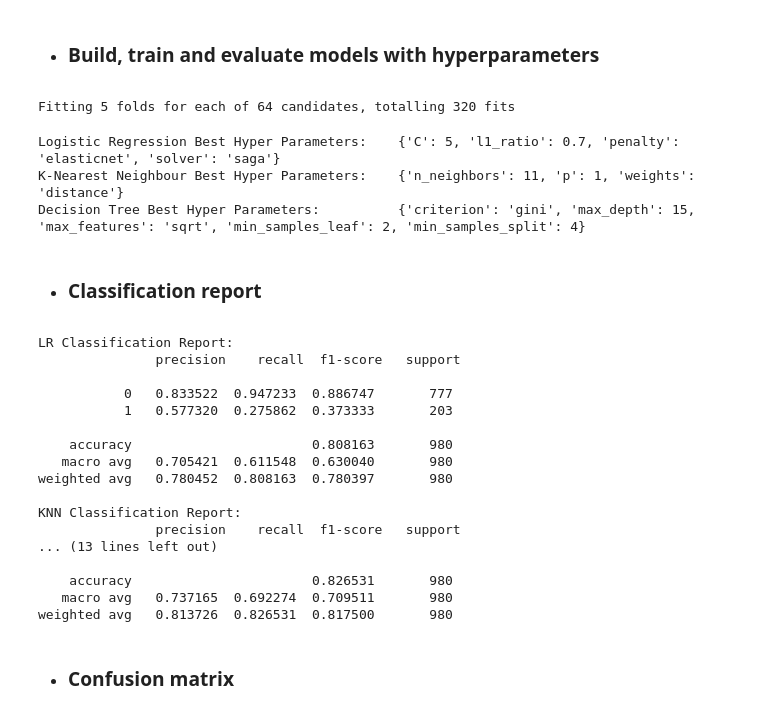
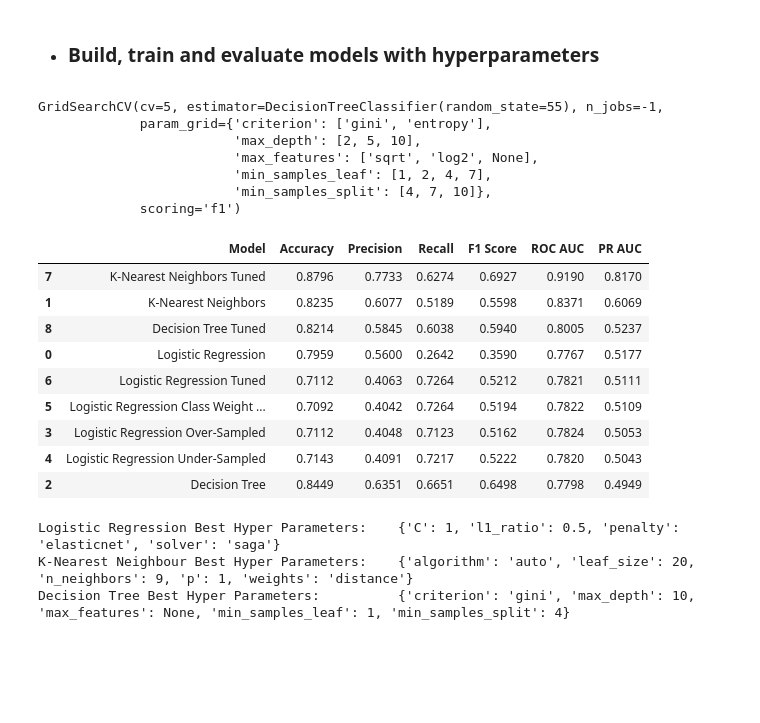
Before and after one commit to Artemjzhukov/ML_Projects_Courses, a Jupyter notebook: ML-101/Portuguese wine quality/Classification_Portuguese_Wines.ipynb, the cells around one changed output. Cells and saved outputs as stored; diff of their text form; code cells hidden in the pictures; blank space fills up the shorter version.

```diff
--- a/ML-101/Portuguese wine quality/Classification_Portuguese_Wines.ipynb
+++ b/ML-101/Portuguese wine quality/Classification_Portuguese_Wines.ipynb
@@ -387,67 +391,60 @@ LR1.fit(X_train_org, y_train)
 # K-Nearest Neighbors
 KNN1 = KNeighborsClassifier()
 KNN1_params = {
-    'n_neighbors': [3, 5, 7, 9, 11, 13, 15],
+    'n_neighbors': [7, 8, 9, 10, 11,13,15],
     'weights': ['uniform', 'distance'],
+    'algorithm': ['auto', 'ball_tree', 'kd_tree', 'brute'],
+    'leaf_size': [20, 30, 40],
     'p': [1, 2]
 }
-KNN1 = GridSearchCV(KNN1, param_grid = KNN1_params, scoring='accuracy', cv=5, n_jobs=-1)
+KNN1 = GridSearchCV(KNN1, param_grid = KNN1_params, scoring='f1', cv=5, n_jobs=-1)
 KNN1.fit(X_train_org, y_train)
 
 # Decision Tree
 DT1 = DecisionTreeClassifier(random_state=55)
 DT1_params = {
-    'max_depth': [2, 5, 10, 15, 20],
+    'max_depth': [2, 5, 10],
     'min_samples_split': [4, 7, 10],
     'min_samples_leaf': [1, 2, 4, 7],
     'criterion': ['gini', 'entropy'],
     'max_features': ['sqrt', 'log2', None]
 }
-DT1 = GridSearchCV(DT1, param_grid = DT1_params, scoring='accuracy', cv=5, n_jobs=-1)
+DT1 = GridSearchCV(DT1, param_grid = DT1_params, scoring='f1', cv=5, n_jobs=-1)
 DT1.fit(X_train_org, y_train)
 # %% [output]
-Fitting 5 folds for each of 64 candidates, totalling 320 fits
+GridSearchCV(cv=5, estimator=DecisionTreeClassifier(random_state=55), n_jobs=-1,
+             param_grid={'criterion': ['gini', 'entropy'],
+                         'max_depth': [2, 5, 10],
+                         'max_features': ['sqrt', 'log2', None],
+                         'min_samples_leaf': [1, 2, 4, 7],
+                         'min_samples_split': [4, 7, 10]},
+             scoring='f1')
 # %%
 evaluate_model(LR1, X_test_org, y_test, model_name="Logistic Regression Tuned",threshold=th)
 evaluate_model(KNN1, X_test_org, y_test, model_name="K-Nearest Neighbors Tuned",threshold=th)
 evaluate_model(DT1, X_test_org, y_test, model_name="Decision Tree Tuned",threshold=th)
-results_df=results_df = pd.DataFrame.from_dict(all_results, orient='index').reset_index(drop=True).sort_values(by='PR AUC', ascending=False)
+results_df = pd.DataFrame.from_dict(all_results, orient='index').reset_index(drop=True).sort_values(by='PR AUC', ascending=False)
 numeric_cols = results_df.select_dtypes(include=[np.number]).columns.tolist()
-styled_results = results_df.style.background_gradient(cmap='viridis', subset=numeric_cols).format("{:.4f}",subset=numeric_cols)
-#'RdYlGn' or 'Blues' or 'viridis'
+styled_results = results_df.style.background_gradient(cmap='RdYlGn', subset=numeric_cols).format("{:.4f}",subset=numeric_cols)
+#'RdYlGn' or 'Blues' or 'viridis' or 'YlOrRd', 'plasma', 'tab10','tab20', 'RdBu', 'coolwarm', 'magma', 'inferno'
 styled_results
+# %% [output]
+|  | Model | Accuracy | Precision | Recall | F1 Score | ROC AUC | PR AUC |
+| 7 | K-Nearest Neighbors Tuned | 0.8796 | 0.7733 | 0.6274 | 0.6927 | 0.9190 | 0.8170 |
+| 1 | K-Nearest Neighbors | 0.8235 | 0.6077 | 0.5189 | 0.5598 | 0.8371 | 0.6069 |
+| 8 | Decision Tree Tuned | 0.8214 | 0.5845 | 0.6038 | 0.5940 | 0.8005 | 0.5237 |
+| 0 | Logistic Regression | 0.7959 | 0.5600 | 0.2642 | 0.3590 | 0.7767 | 0.5177 |
+| 6 | Logistic Regression Tuned | 0.7112 | 0.4063 | 0.7264 | 0.5212 | 0.7821 | 0.5111 |
+| 5 | Logistic Regression Class Weight ... | 0.7092 | 0.4042 | 0.7264 | 0.5194 | 0.7822 | 0.5109 |
+| 3 | Logistic Regression Over-Sampled | 0.7112 | 0.4048 | 0.7123 | 0.5162 | 0.7824 | 0.5053 |
+| 4 | Logistic Regression Under-Sampled | 0.7143 | 0.4091 | 0.7217 | 0.5222 | 0.7820 | 0.5043 |
+| 2 | Decision Tree | 0.8449 | 0.6351 | 0.6651 | 0.6498 | 0.7798 | 0.4949 |
 # %%
 # print the best hyper parameters set
 print("Logistic Regression Best Hyper Parameters:   ", LR1.best_params_)
 print("K-Nearest Neighbour Best Hyper Parameters:   ", KNN1.best_params_)
 print("Decision Tree Best Hyper Parameters:         ", DT1.best_params_)
 # %% [output]
-Logistic Regression Best Hyper Parameters:    {'C': 5, 'l1_ratio': 0.7, 'penalty': 'elasticnet', 'solver': 'saga'}
-K-Nearest Neighbour Best Hyper Parameters:    {'n_neighbors': 11, 'p': 1, 'weights': 'distance'}
-Decision Tree Best Hyper Parameters:          {'criterion': 'gini', 'max_depth': 15, 'max_features': 'sqrt', 'min_samples_leaf': 2, 'min_samples_split': 4}
+Logistic Regression Best Hyper Parameters:    {'C': 1, 'l1_ratio': 0.5, 'penalty': 'elasticnet', 'solver': 'saga'}
+K-Nearest Neighbour Best Hyper Parameters:    {'algorithm': 'auto', 'leaf_size': 20, 'n_neighbors': 9, 'p': 1, 'weights': 'distance'}
+Decision Tree Best Hyper Parameters:          {'criterion': 'gini', 'max_depth': 10, 'max_features': None, 'min_samples_leaf': 1, 'min_samples_split': 4}
-# %% [markdown]
-* ### Classification report
-# %%
-print("LR Classification Report: \n", classification_report(y_test, LR1_pred, digits = 6))
-print("KNN Classification Report: \n", classification_report(y_test, KNN1_pred, digits = 6))
-print("DT Classification Report: \n", classification_report(y_test, DT1_pred, digits = 6))
-# %% [output]
-LR Classification Report:
-               precision    recall  f1-score   support
-
-           0   0.833522  0.947233  0.886747       777
-           1   0.577320  0.275862  0.373333       203
-
-    accuracy                       0.808163       980
-   macro avg   0.705421  0.611548  0.630040       980
-weighted avg   0.780452  0.808163  0.780397       980
-
-KNN Classification Report:
-               precision    recall  f1-score   support
-... (13 lines left out)
-
-    accuracy                       0.826531       980
-   macro avg   0.737165  0.692274  0.709511       980
-weighted avg   0.813726  0.826531  0.817500       980
-# %% [markdown]
-* ### Confusion matrix
```
Also changed, not shown: parts of 36 cells of this notebook.
